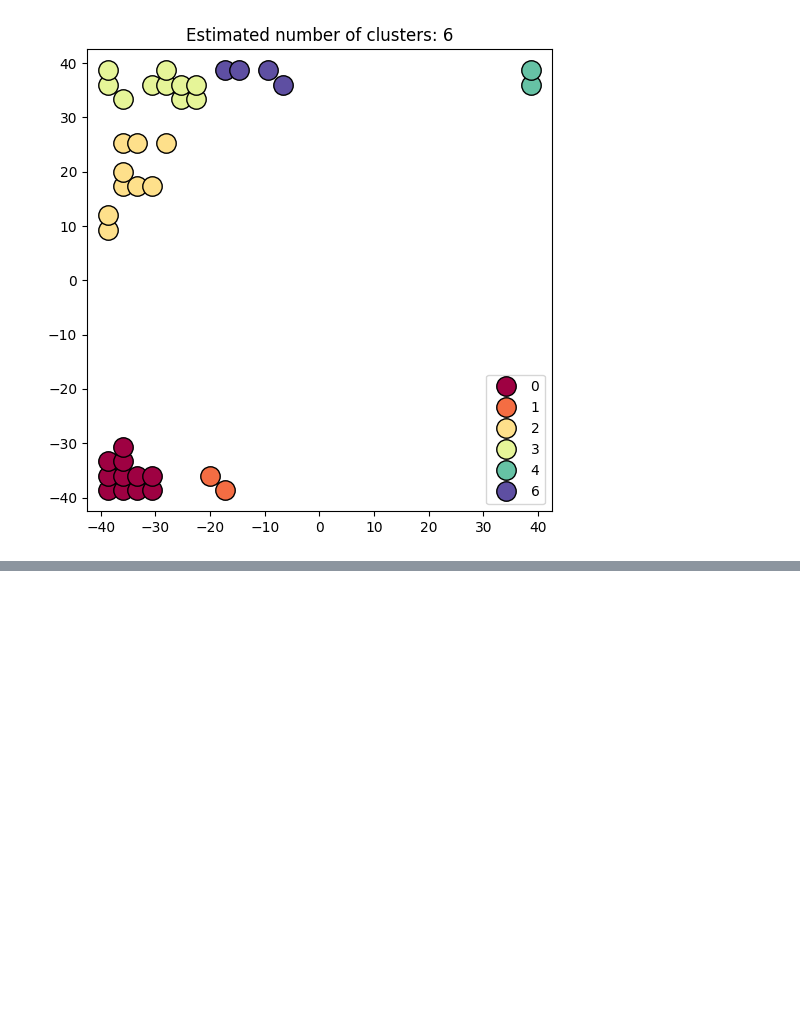
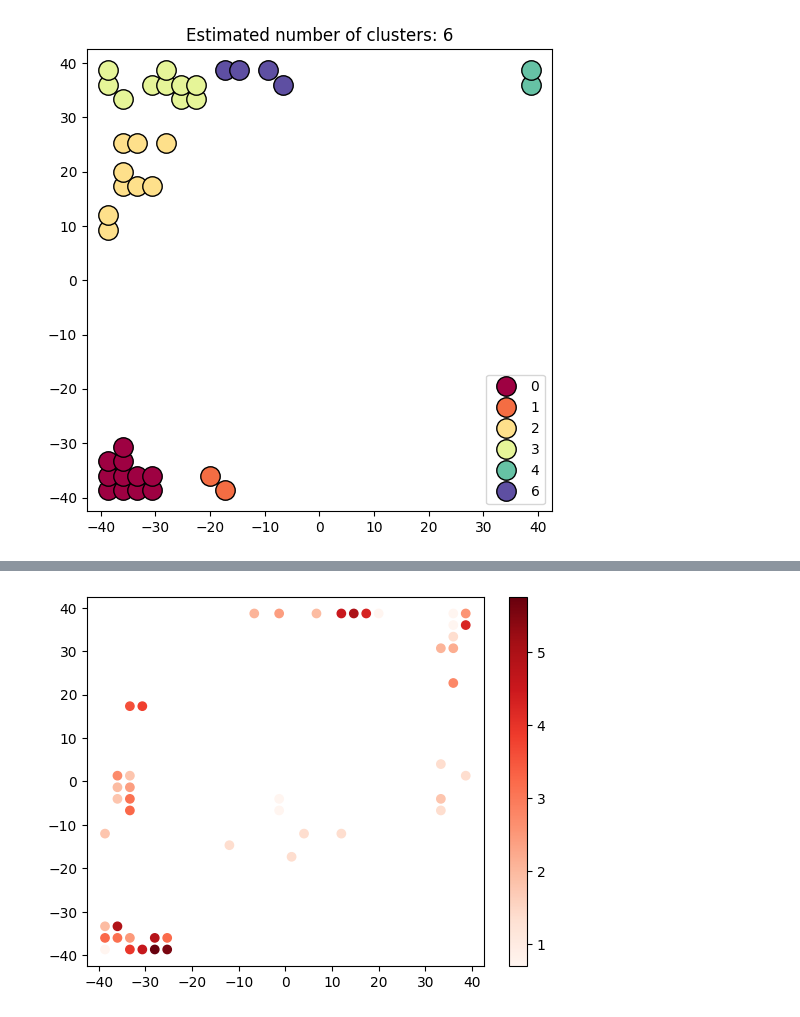
Before and after one commit to Barbara1576/navigation, a Jupyter notebook: marks_cluster_analysis.ipynb, the cells around one changed output, grey strips where cells are left out. Drawn from its saved outputs; the diff is of its cells as text; code cells hidden in the pictures; blank space fills up the shorter version.

Commit message:
made polygons transformations and proper drawing

```diff
--- a/marks_cluster_analysis.ipynb
+++ b/marks_cluster_analysis.ipynb
@@ -166,0 +266,20 @@ For tr7
+# %%
+# extract strength wrt cluster - make heatmap-polygon
+# plot
+# strength of marks wrt area?
+
+k = 'tr3'
+# m = marks_poly_df[k]
+
+df = marks_df_fixed[k]
+c = np.unique(df['cluster'].to_numpy())
+
+points = df #.loc[df['cluster']==lab] #.to_numpy()
+x, y = points['x'], points['y']
+color = points['coeff'].to_numpy()
+
+plt.scatter(x, y, c=color, cmap='Reds')
+plt.colorbar()
+plt.show()
+# %% [output]
+[figure, added]
```
Also changed, not shown: parts of 13 cells of this notebook, 1 other file.
